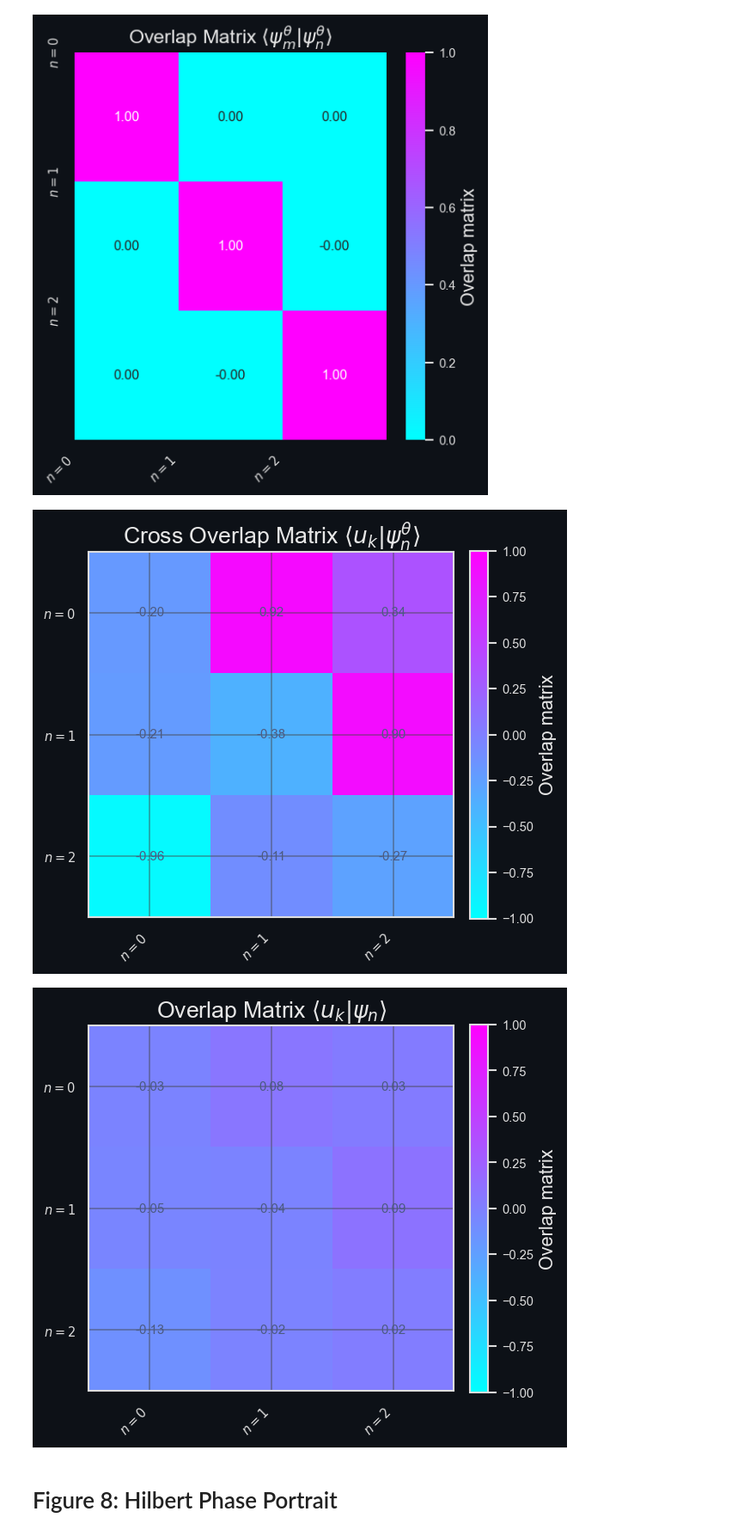
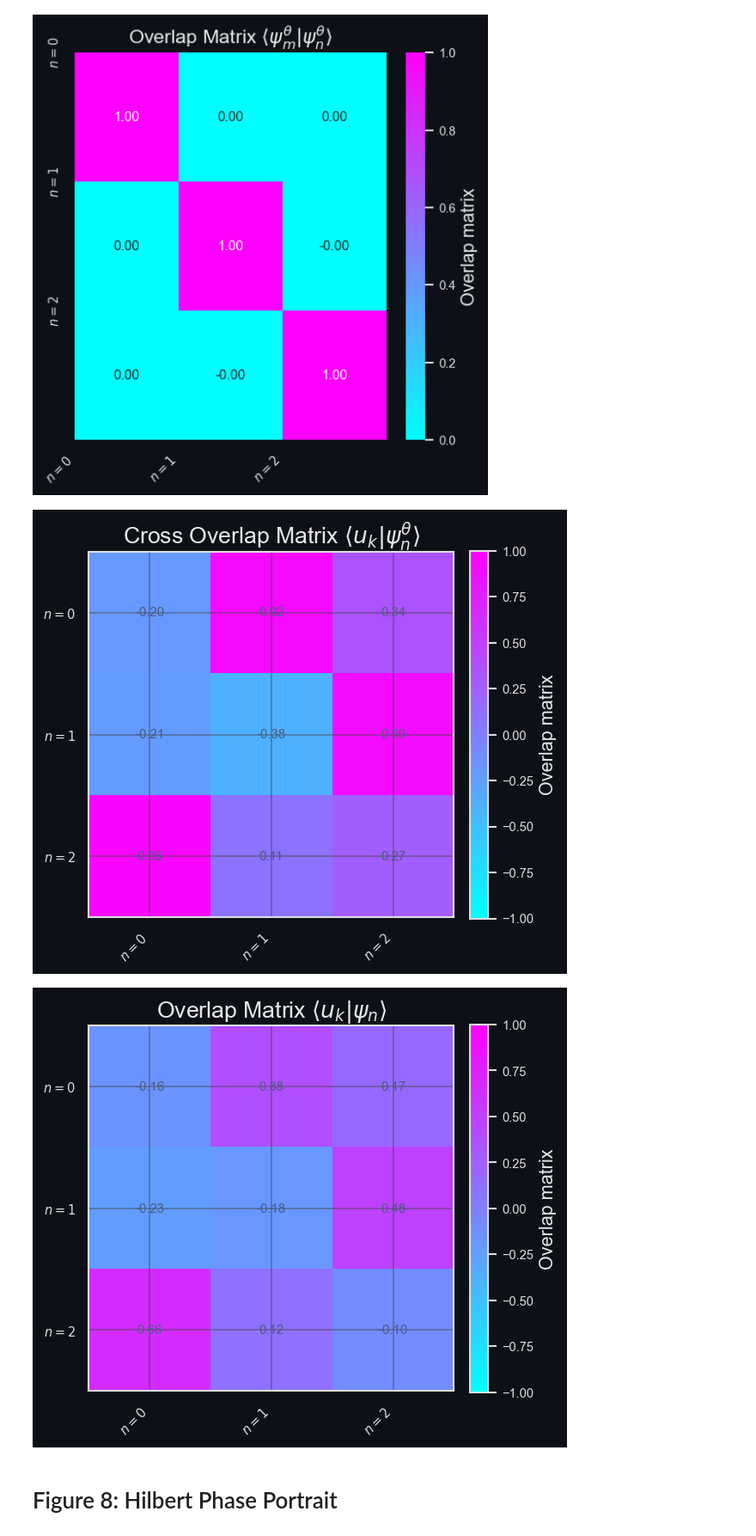
Before and after one commit to Scriber-Labs/lf-pinn-inverse-schrodinger, a Jupyter notebook: notebooks/demo.ipynb, the cells around one changed output. Shown at 86% size. Drawn from its saved outputs; the diff is of its cells as text; code cells hidden in the pictures.

Commit message:
updated src/pod.py, src/visualizations.py, and notebooks/demo.ipynb to include suggested POD diagnostic workflow

```diff
--- a/notebooks/demo.ipynb
+++ b/notebooks/demo.ipynb
@@ -444,20 +444,21 @@ fig = plot_density_vs_observed(
     - Learned basis is not equivalent to ground truth physical eigenbasis
     - Still explains data
 # %%
+from pod import physical_pod_decomposition
+
 # Stack the learned wavefunctions column-wise to feed POD
 psi_matrix = torch.stack(psi_learned_detached, dim=1).squeeze(-1)
-psi_weighted = psi_matrix * dx**0.5
-#U, S, Vh = torch.linalg.svd(psi_weighted, full_matrices=False)
 
-U, S, Vh = pod_decomposition(psi_weighted)
+pod_modes_physical, S, Vh, U = physical_pod_decomposition(
+    psi_matrix,
+    dx,
+    reference_modes=psi_matrix,
+    align_signs=True,
+)
 
-norms = torch.sqrt(torch.sum(U**2, dim=0, keepdim=True) * dx)
-pod_modes_physical = U / norms
-#pod_modes_physical = U / torch.sqrt(torch.tensor(dx))
-
-print("psi_matrix shape :", psi_weighted.shape)                 # expect (N, n_modes)
-print("U shape          :", pod_modes_physical.shape)           # expect (N, n_modes)
-print('U_norm shape     :', pod_modes_physical.shape)
+print("psi_matrix shape :", psi_matrix.shape)                 # expect (N, n_modes)
+print("U shape          :", U.shape)           # expect (N, n_modes)
+print('U_phys shape     :', pod_modes_physical.shape)
 print("S shape          :", S.shape)
 # %% [output]
 psi_matrix shape : torch.Size([256, 3])
@@ -519,16 +520,16 @@ fig = plot_cross_overlap_heatmap(
     out_path=pathlib.Path("../artifacts/demo_visuals/cross_overlap_heatmap.png"),
 )
 # %% [output]
-[figure, old version]
+[figure, new version]
 # %%
 fig = plot_pod_eigen_alignment(
-    U,
+    pod_modes_physical,
     torch.stack(psi_true, dim=0).T,
     dx=dx,
     out_path=pathlib.Path("../artifacts/demo_visuals/pod_eigen_alignment.png"),
 )
 # %% [output]
-[figure, old version]
+[figure, new version]
 # %% [markdown]
 # Figure 8: Hilbert Phase Portrait
 # %%
```
Also changed, not shown: parts of 2 cells of this notebook, 5 other files.
